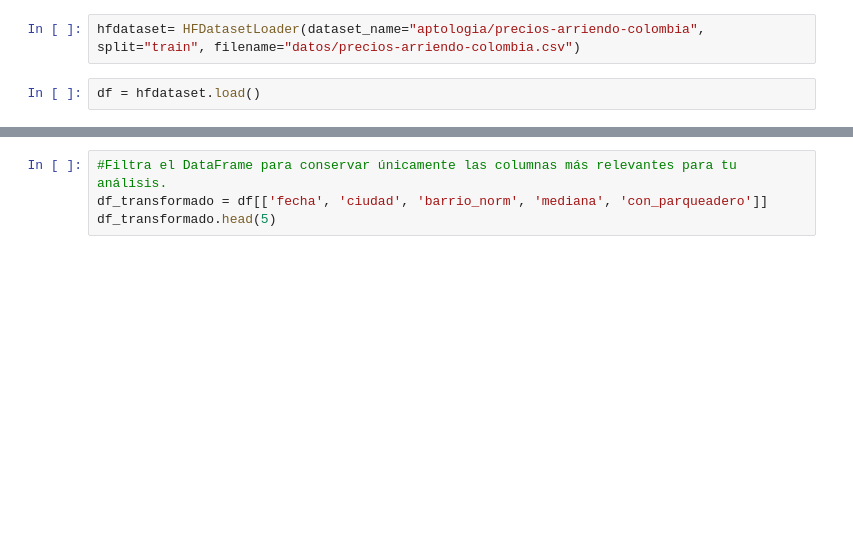
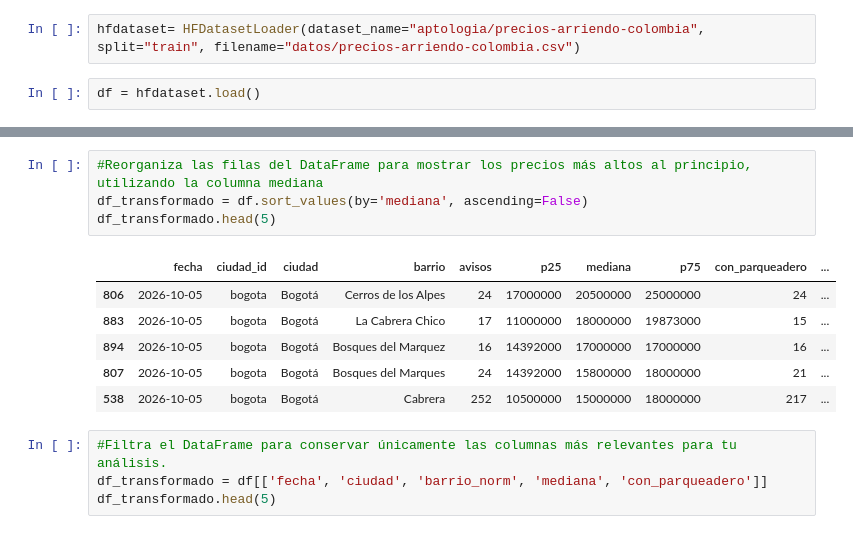
Before and after one commit to S-lopez14/ML_202604_Santiago_Lopez_F, a Jupyter notebook: src/sincronicas/Semana_1SINC.ipynb, the cells around one changed output, grey strips where cells are left out. Saved outputs shown, nothing was run; the diff lists cells and outputs as text; blank space fills up the shorter version.

```diff
--- a/src/sincronicas/Semana_1SINC.ipynb
+++ b/src/sincronicas/Semana_1SINC.ipynb
@@ -69,6 +60,17 @@ df_transformado.head(15)
 | 549 | 2026-10-05 | bogota | Bogotá | Chico Alto | 182 | 9100000 | 13200000 | 17750000 | 144 | ... |
 | 598 | 2026-10-05 | bogota | Bogotá | Chico Museo | 88 | 10500000 | 13150000 | 19000000 | 70 | ... |
 | 579 | 2026-10-05 | bogota | Bogotá | Santa Ana | 106 | 7800000 | 12750000 | 15000000 | 73 | ... |
+# %%
+#Reorganiza las filas del DataFrame para mostrar los precios más altos al principio, utilizando la columna mediana
+df_transformado = df.sort_values(by='mediana', ascending=False)
+df_transformado.head(5)
+# %% [output]
+|  | fecha | ciudad_id | ciudad | barrio | avisos | p25 | mediana | p75 | con_parqueadero | ... |
+| 806 | 2026-10-05 | bogota | Bogotá | Cerros de los Alpes | 24 | 17000000 | 20500000 | 25000000 | 24 | ... |
+| 883 | 2026-10-05 | bogota | Bogotá | La Cabrera Chico | 17 | 11000000 | 18000000 | 19873000 | 15 | ... |
+| 894 | 2026-10-05 | bogota | Bogotá | Bosques del Marquez | 16 | 14392000 | 17000000 | 17000000 | 16 | ... |
+| 807 | 2026-10-05 | bogota | Bogotá | Bosques del Marques | 24 | 14392000 | 15800000 | 18000000 | 21 | ... |
+| 538 | 2026-10-05 | bogota | Bogotá | Cabrera | 252 | 10500000 | 15000000 | 18000000 | 217 | ... |
 # %%
 #Filtra el DataFrame para conservar únicamente las columnas más relevantes para tu análisis.
 df_transformado = df[['fecha', 'ciudad', 'barrio_norm', 'mediana', 'con_parqueadero']]
```
Also changed, not shown: parts of 1 cell of this notebook.
